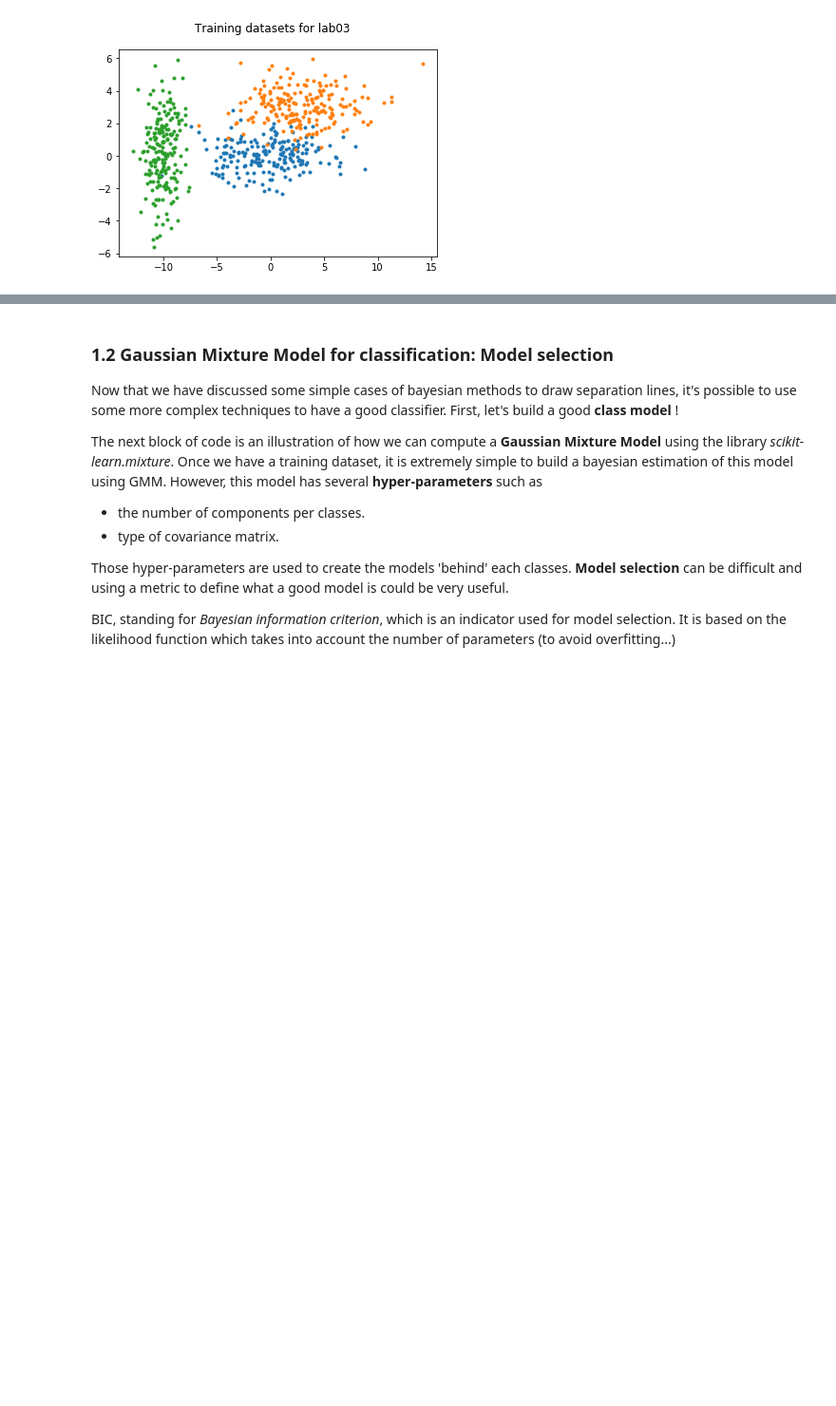
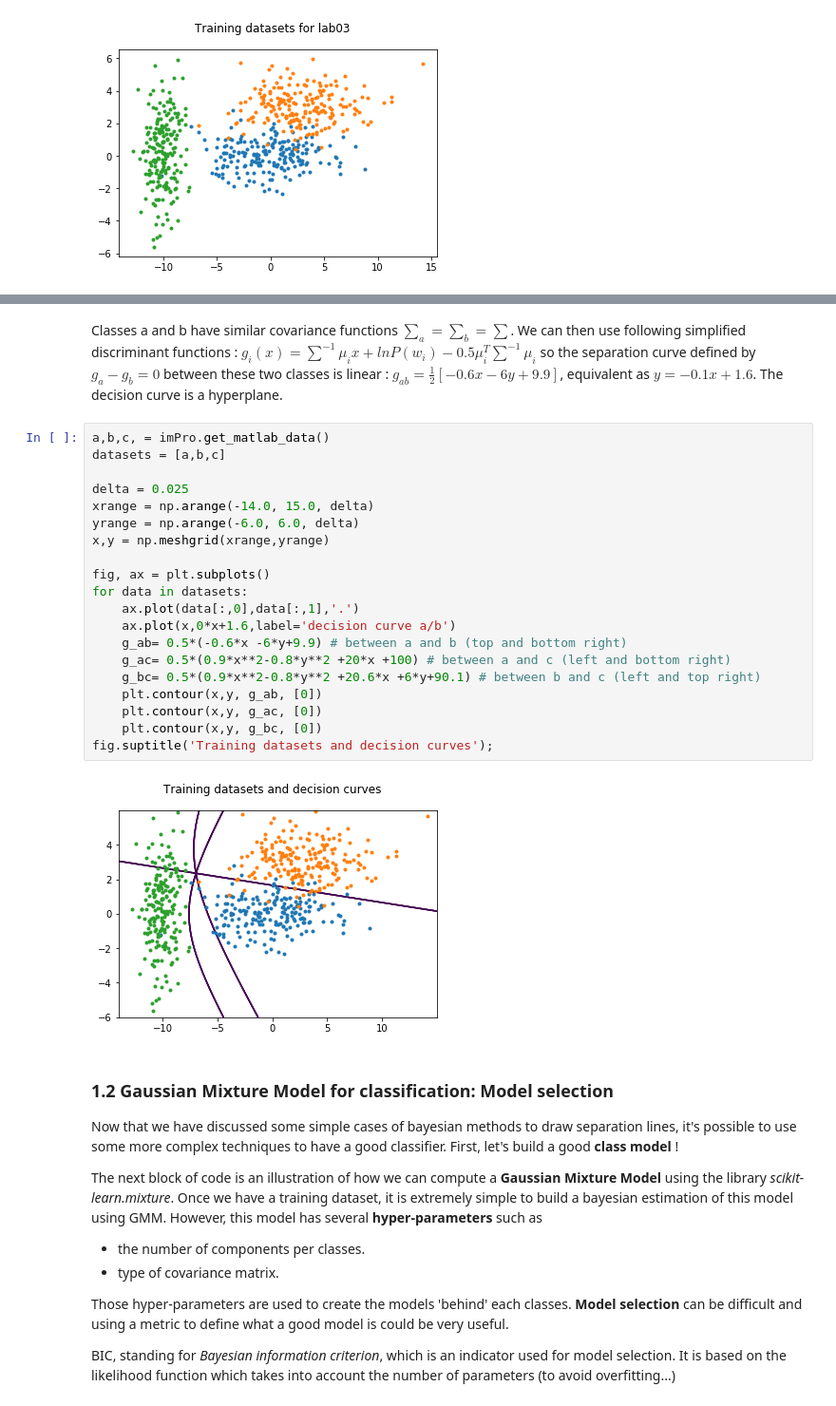
Before and after one commit to arthurBricq/ImageAnalysisLabs, a Jupyter notebook: lab03/lab_03_classification.ipynb, the cells around one changed output, grey strips where cells are left out. Shown at 95% size. Drawn from its saved outputs; the diff is of its cells as text; blank space fills up the shorter version.

```diff
--- a/lab03/lab_03_classification.ipynb
+++ b/lab03/lab_03_classification.ipynb
@@ -42,3 +63,30 @@ For simplicity reasons, round the estimated parameters to the closest integer va
+# %% [markdown]
+Classes a and b have similar covariance functions $\sum_a = \sum_b=\sum$.
+We can then use following simplified discriminant functions : $g_i(x)=\sum^{-1} \mu_i x + lnP(w_i)-0.5 \mu_i^T \sum^{-1}\mu_i $
+so the separation curve defined by $g_a-g_b=0$ between these two classes is linear :
+$g_{ab}=\frac{1}{2}[-0.6x -6y+9.9]$, equivalent as $y=-0.1x+1.6$. The decision curve is a hyperplane.
+# %%
+a,b,c, = imPro.get_matlab_data()
+datasets = [a,b,c]
+
+delta = 0.025
+xrange = np.arange(-14.0, 15.0, delta)
+yrange = np.arange(-6.0, 6.0, delta)
+x,y = np.meshgrid(xrange,yrange)
+
+fig, ax = plt.subplots()
+for data in datasets:
+    ax.plot(data[:,0],data[:,1],'.')
+    ax.plot(x,0*x+1.6,label='decision curve a/b')
+    g_ab= 0.5*(-0.6*x -6*y+9.9) # between a and b (top and bottom right)
+    g_ac= 0.5*(0.9*x**2-0.8*y**2 +20*x +100) # between a and c (left and bottom right)
+    g_bc= 0.5*(0.9*x**2-0.8*y**2 +20.6*x +6*y+90.1) # between b and c (left and top right)
+    plt.contour(x,y, g_ab, [0])
+    plt.contour(x,y, g_ac, [0])
+    plt.contour(x,y, g_bc, [0])
+fig.suptitle('Training datasets and decision curves');
+# %% [output]
+[figure, added]
 # %% [markdown]
 ### 1.2 Gaussian Mixture Model for classification: Model selection
 
```
Also changed, not shown: parts of 8 cells of this notebook.
